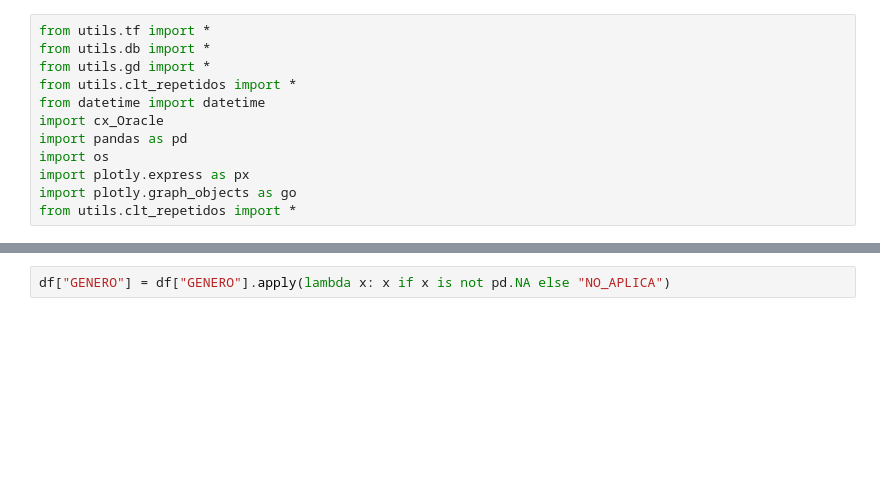
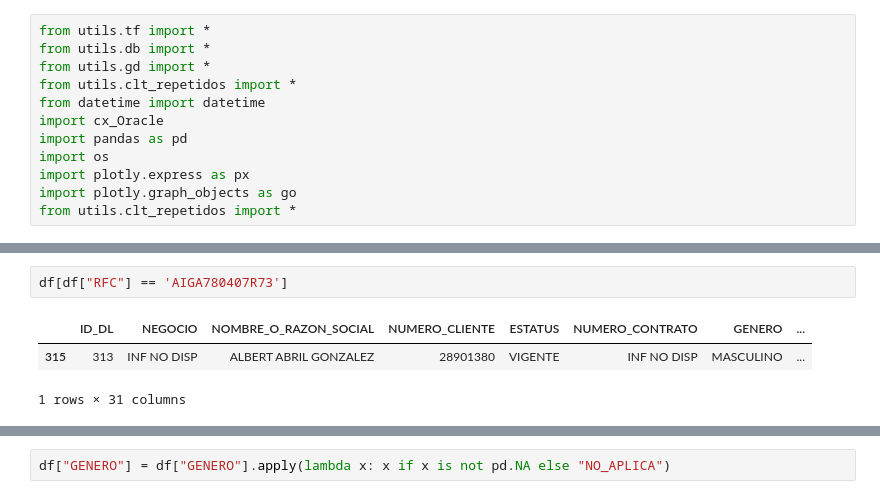
Before and after one commit to Ale1726/clientes_eda, a Jupyter notebook: tab_final_analisis.ipynb, the cells around one changed output, grey strips where cells are left out. Cells and saved outputs as stored; diff of their text form; blank space fills up the shorter version.

```diff
--- a/tab_final_analisis.ipynb
+++ b/tab_final_analisis.ipynb
@@ -17 +40,7 @@ df = pd.read_csv(os.path.join(path_dir_update,"CLientesT_FINAL_ACTIVOS.csv"))
+# %%
+df[df["RFC"] == 'AIGA780407R73']
+# %% [output]
+|  | ID_DL | NEGOCIO | NOMBRE_O_RAZON_SOCIAL | NUMERO_CLIENTE | ESTATUS | NUMERO_CONTRATO | GENERO | ... |
+| 315 | 313 | INF NO DISP | ALBERT ABRIL GONZALEZ | 28901380 | VIGENTE | INF NO DISP | MASCULINO | ... |
+1 rows × 31 columns
 # %%
```
Also changed, not shown: parts of 18 cells of this notebook, 12 other files.
